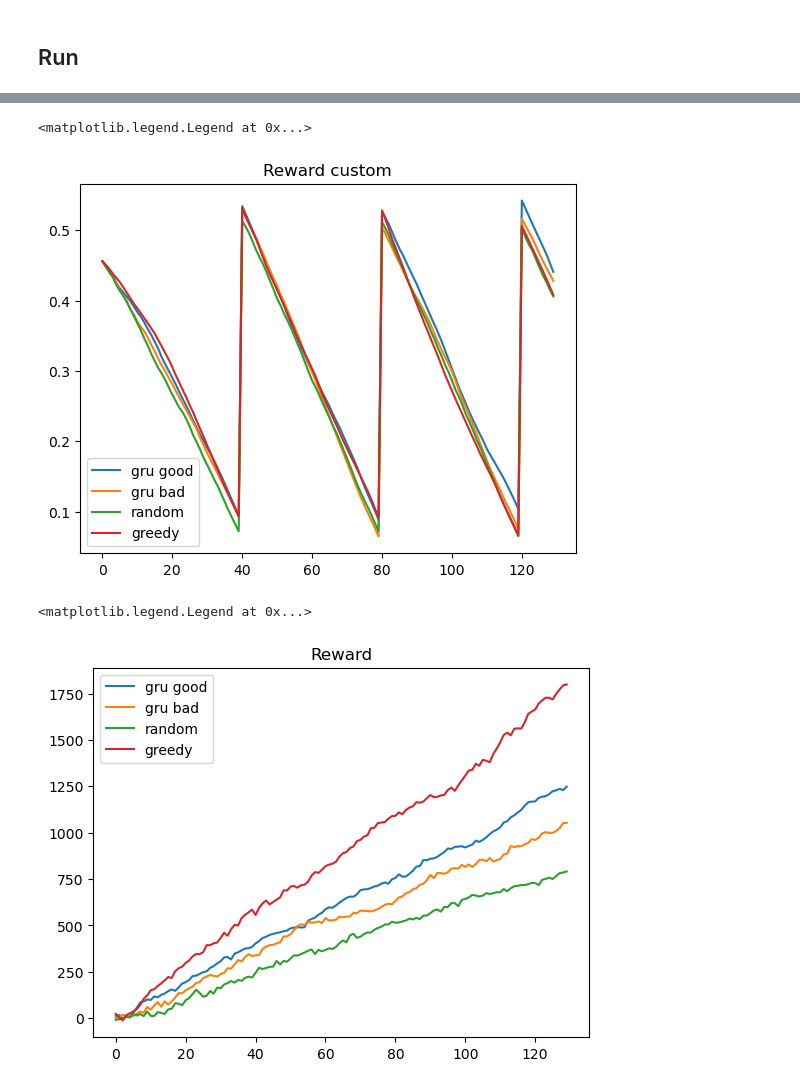
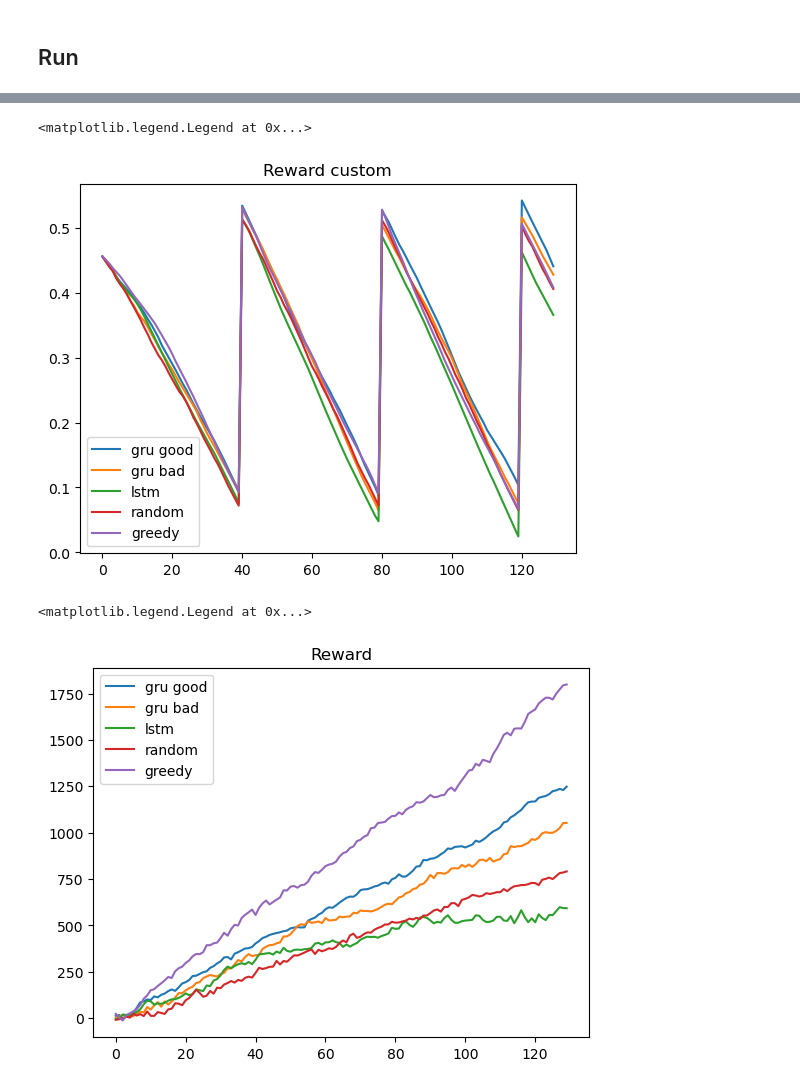
Before and after one commit to koenga/Projet-CE-1, a Jupyter notebook: REAL DATA/AAA_Main.ipynb, the cells around one changed output, grey strips where cells are left out. Cells and saved outputs as stored; diff of their text form; code cells hidden in the pictures.

Commit message:
lstm (2)

```diff
--- a/REAL DATA/AAA_Main.ipynb
+++ b/REAL DATA/AAA_Main.ipynb
@@ -290,6 +290,10 @@ list_patrol_gru = np.load(r'Results\06_13_2025_16_24_17\list_of_patrol_metric.np
 list_of_perc_gru_1 = np.load(r'Results\06_14_2025_01_19_38\list_of_perc_visited.npy') # all pickle files trained good
 list_reward_gru_1 = np.load(r'Results\06_14_2025_01_19_38\list_of_reward_metric.npy')
 list_patrol_gru_1 = np.load(r'Results\06_14_2025_01_19_38\list_of_patrol_metric.npy')
+# %%
+list_of_perc_lstm = np.load(r'Results\06_15_2025_09_36_11\list_of_perc_visited.npy') # all pickle files trained good
+list_reward_lstm = np.load(r'Results\06_15_2025_09_36_11\list_of_reward_metric.npy')
+list_patrol_lstm = np.load(r'Results\06_15_2025_09_36_11\list_of_patrol_metric.npy')
 # %%
 # list_of_perc_gru_1 = np.load(r'Results\06_12_2025_22_16_03\list_of_perc_visited.npy') # all pickle files 10k
 # list_reward_gru_1 = np.load(r'Results\06_12_2025_22_16_03\list_of_reward_metric.npy')
@@ -323,23 +327,25 @@ def percentage_above(graphe1, graphe2):
 # %%
 plt.plot(list_patrol_gru_1, label = 'gru good')
 plt.plot(list_patrol_gru, label = 'gru bad') # all pickle files 20k, with mask
+plt.plot(list_patrol_lstm, label = 'lstm')
 plt.plot(list_patrol_random, label = 'random')
 plt.plot(list_patrol_greedy, label = 'greedy')
 plt.title('Reward custom')
 plt.legend()
 # %% [output]
 <matplotlib.legend.Legend at 0x...>
-[figure, old version]
+[figure, new version]
 # %%
 plt.plot(list_reward_gru_1, label = 'gru good')
 plt.plot(list_reward_gru, label = 'gru bad')
+plt.plot(list_reward_lstm, label = 'lstm')
 plt.plot(list_reward_random, label = 'random')
 plt.plot(list_reward_greedy, label = 'greedy')
 plt.title('Reward')
 plt.legend()
 # %% [output]
 <matplotlib.legend.Legend at 0x...>
-[figure, old version]
+[figure, new version]
 # %%
 plt.plot(list_of_perc_gru_1, label = 'gru good')
 plt.plot(list_of_perc_gru, label = 'gru bad')
```
Also changed, not shown: parts of 3 cells of this notebook, 19 other files.
